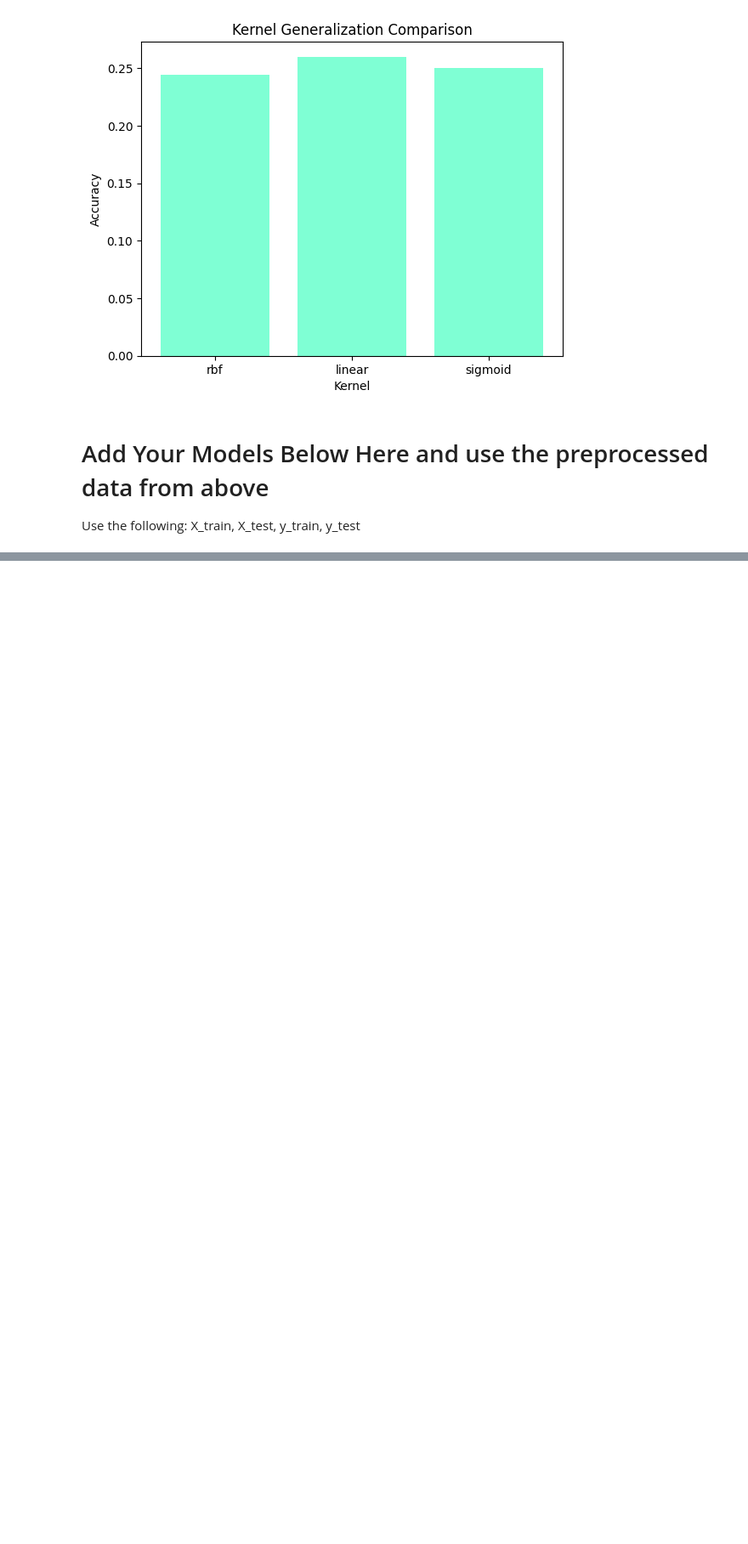
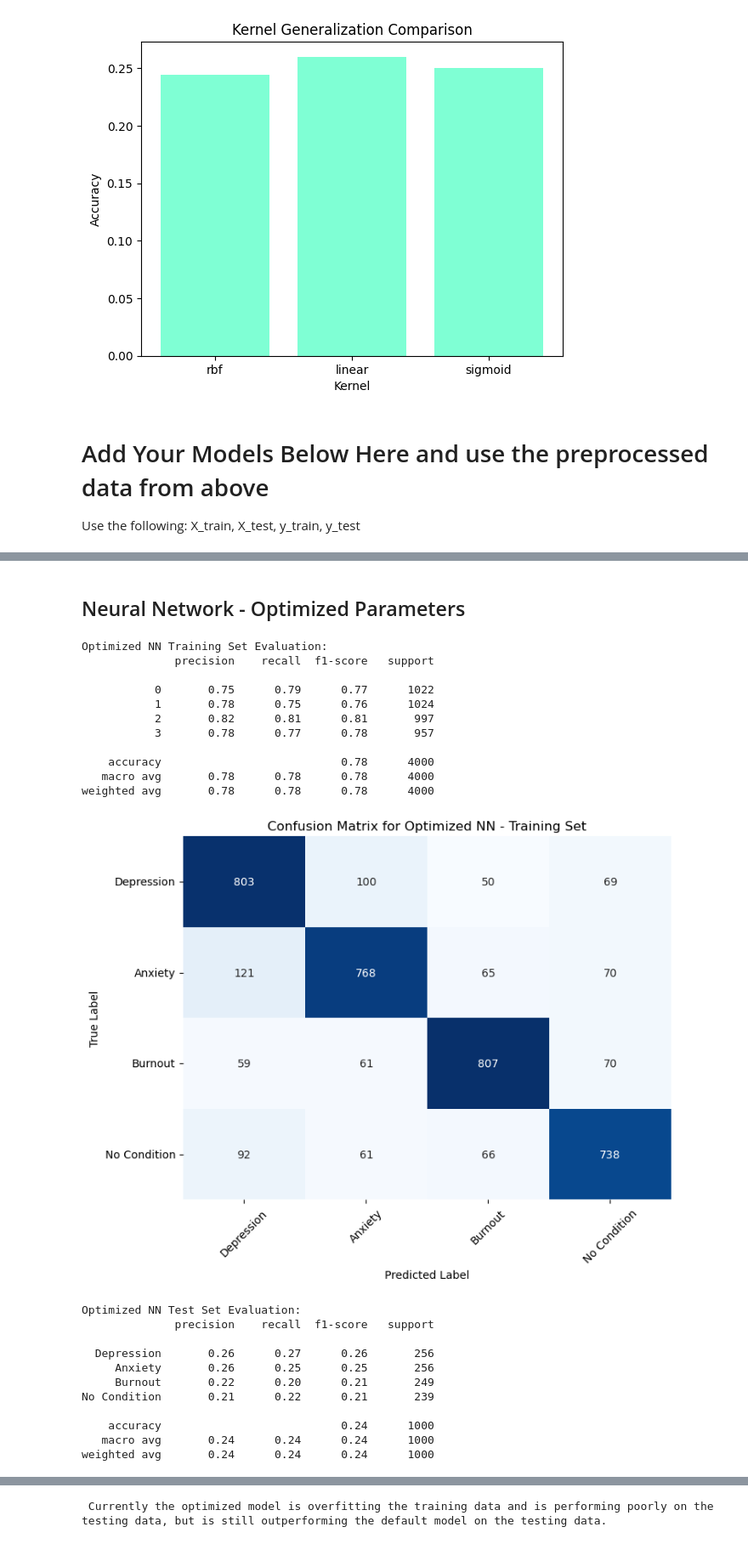
Before and after one commit to johnnyhuyhuynh/MindSpace, a Jupyter notebook: MindSpace-Clean.ipynb, the cells around one changed output, grey strips where cells are left out. Shown at 85% size. Cells and saved outputs as stored; diff of their text form; code cells hidden in the pictures; blank space fills up the shorter version.

```diff
--- a/MindSpace-Clean.ipynb
+++ b/MindSpace-Clean.ipynb
@@ -446,0 +518,69 @@ Use the following: X_train, X_test, y_train, y_test
+# %% [markdown]
+## Neural Network - Optimized Parameters
+# %%
+# Tune parameters using gridsearchCV to get optimized model
+param_grid = {
+    'hidden_layer_sizes': [(50,), (100,), (50, 50)],
+    'activation': ['relu', 'tanh', 'logistic'],
+    'solver': ['adam', 'sgd'],
+    'alpha': [0.0001, 0.001, 0.01, 0.1],
+    'learning_rate': ['constant', 'adaptive'],
+    'max_iter': [200, 500, 800, 1000],
+    'early_stopping': [True],
+    'validation_fraction': [0.1, 0.2, 0.3]
+}
+# Get best paramaters, This will take awhile.
+#grid_search = GridSearchCV(default_NN, param_grid, cv=StratifiedKFold(n_splits=5), n_jobs=-1, scoring='f1_macro', verbose=0)
+#grid_search.fit(X_trainNN, y_trainNN)
+#print(grid_search.best_params_)
+
+# Here is the output from the grid search: {'activation': 'tanh', 'alpha': 0.01, 'hidden_layer_sizes': (50, 50), 'learning_rate': 'constant', 'solver': 'adam'}
+# Gers 100% accuracy on training, 0.24 on testing. overfits
+
+# secondry: {'activation': 'tanh', 'alpha': 0.1, 'early_stopping': True, 'hidden_layer_sizes': (50, 50), 'learning_rate': 'constant', 'max_iter': 500, 'solver': 'adam', 'validation_fraction': 0.2}
+# does poorly on both training and testing
+
+# Model using best parameters found from the gridsearch above.
+#best_NN = MLPClassifier(activation='tanh', alpha=0.001, hidden_layer_sizes=(50, 50), learning_rate='constant', solver='adam', max_iter=500) .98 trainng, .26 testing
+best_NN = MLPClassifier(activation='tanh', alpha=0.1, hidden_layer_sizes=(40, 40), learning_rate='constant', solver='adam', max_iter=1000)
+
+best_NN.fit(X_train, y_train)
+
+#Evaluate the optimized model on the training set
+y_trainNN_pred = best_NN.predict(X_train)
+print("\nOptimized NN Training Set Evaluation:")
+print(classification_report(y_train, y_trainNN_pred))
+plot_confusion_matrix(y_train, y_trainNN_pred, title='Confusion Matrix for Optimized NN - Training Set')
+
+# Evaluate the optimized model on the test set
+y_testNN_pred = best_NN.predict(X_test)
+print("\nOptimized NN Test Set Evaluation:")
+print(classification_report(y_test, y_testNN_pred, target_names=['Depression', 'Anxiety', 'Burnout', 'No Condition']))
+plot_confusion_matrix(y_test, y_testNN_pred, title='Confusion Matrix for Optimized NN - Test Set')
+
+print('\n Currently the optimized model is overfitting the training data and is performing poorly on the testing data, but is still outperforming the default model on the testing data.')
+# Hopefully we can learn how to fix this whenever we do CA4 by learning other regularization techniques, if not, then an ensemble later may fix the overall model.
+# %% [output]
+Optimized NN Training Set Evaluation:
+              precision    recall  f1-score   support
+
+           0       0.75      0.79      0.77      1022
+           1       0.78      0.75      0.76      1024
+           2       0.82      0.81      0.81       997
+           3       0.78      0.77      0.78       957
+
+    accuracy                           0.78      4000
+   macro avg       0.78      0.78      0.78      4000
+weighted avg       0.78      0.78      0.78      4000
+[figure, added]
+Optimized NN Test Set Evaluation:
+              precision    recall  f1-score   support
+
+  Depression       0.26      0.27      0.26       256
+     Anxiety       0.26      0.25      0.25       256
+     Burnout       0.22      0.20      0.21       249
+No Condition       0.21      0.22      0.21       239
+
+    accuracy                           0.24      1000
+   macro avg       0.24      0.24      0.24      1000
+weighted avg       0.24      0.24      0.24      1000
@@ -446,0 +588 @@ Use the following: X_train, X_test, y_train, y_test
+ Currently the optimized model is overfitting the training data and is performing poorly on the testing data, but is still outperforming the default model on the testing data.
```
Also changed, not shown: parts of 10 cells of this notebook.
